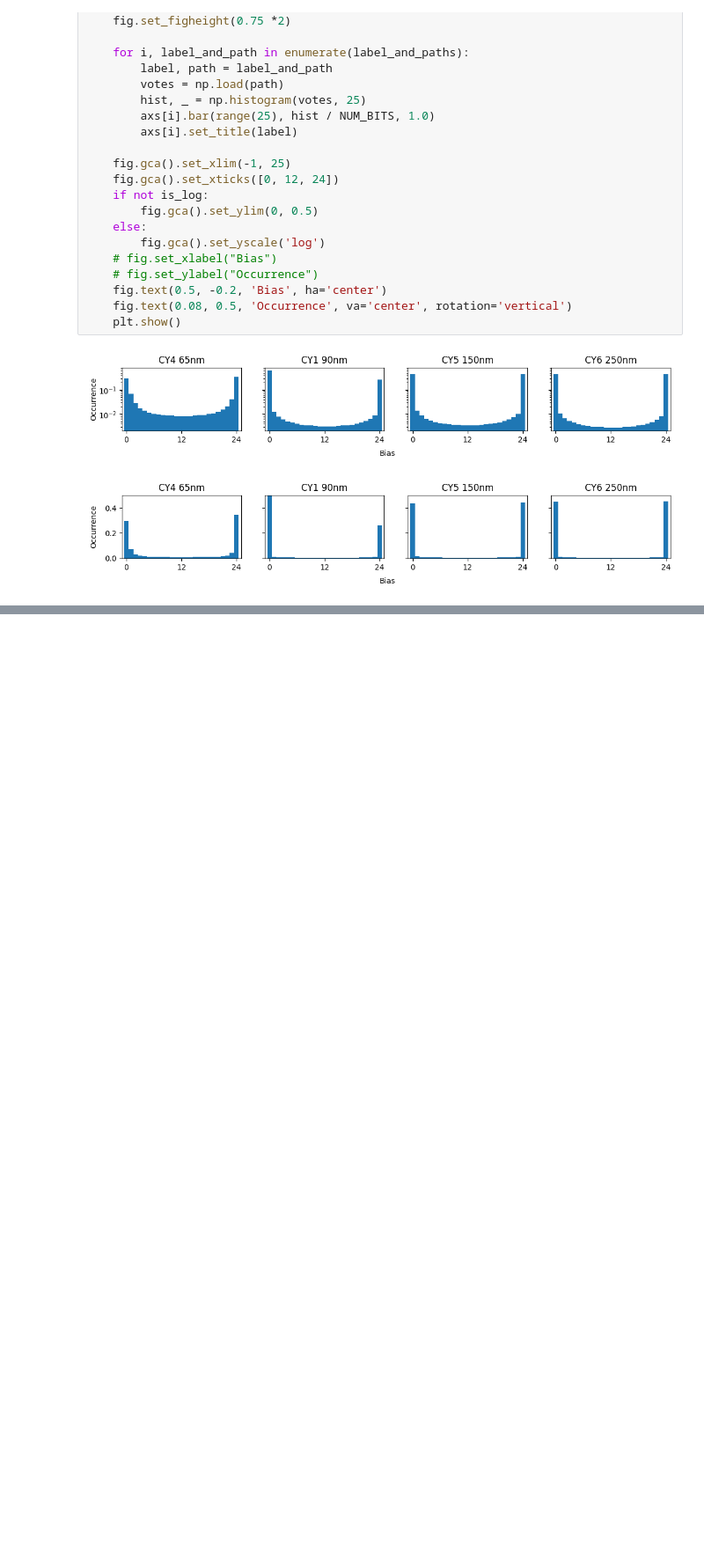
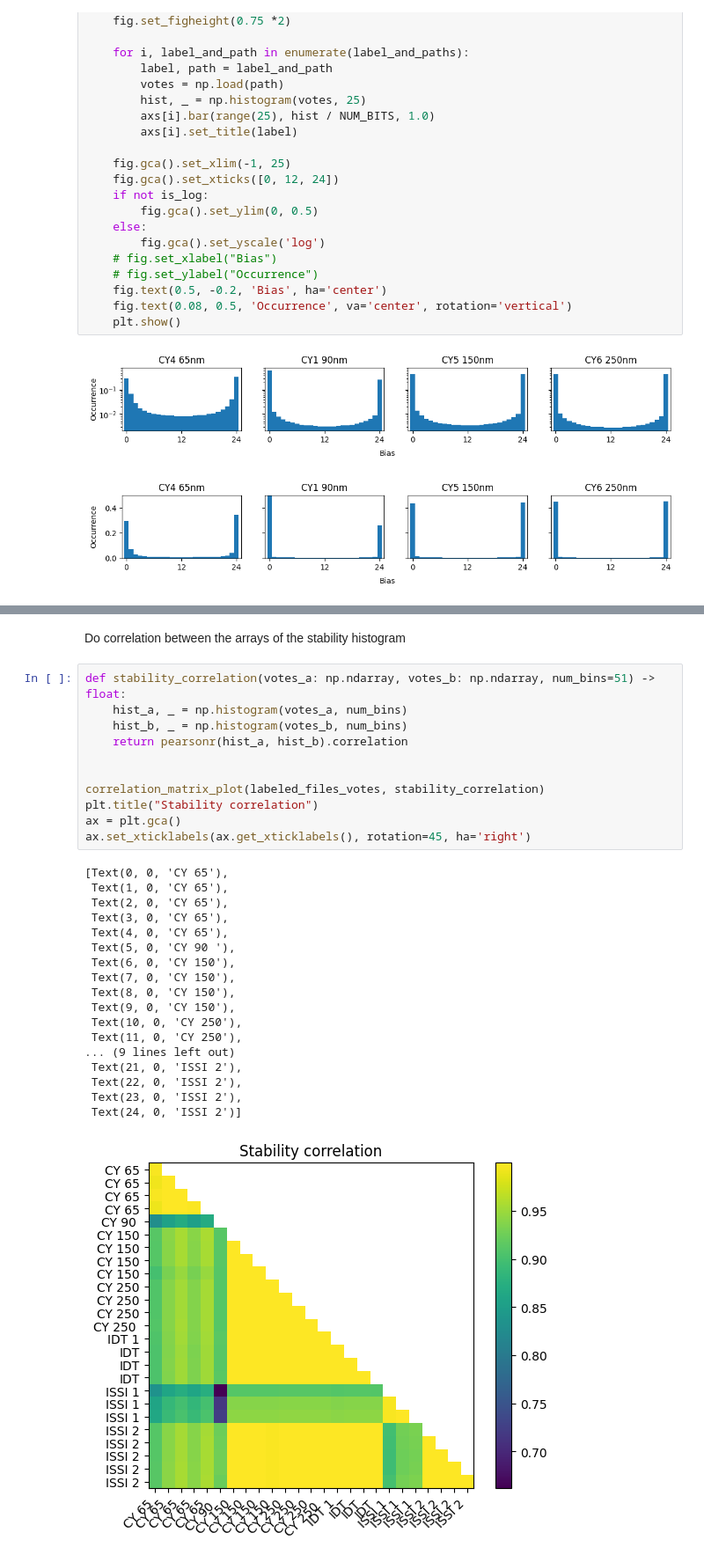
Before and after one commit to ihalseide/sram-fingerprint, a Jupyter notebook: analysis/izak_notebook.ipynb, the cells around one changed output, grey strips where cells are left out. Shown at 88% size. Drawn from its saved outputs; the diff is of its cells as text; blank space fills up the shorter version.

```diff
--- a/analysis/izak_notebook.ipynb
+++ b/analysis/izak_notebook.ipynb
@@ -1968,0 +2100,32 @@ for is_log in (True, False):
+# %% [markdown]
+Do correlation between the arrays of the stability histogram
+# %%
+def stability_correlation(votes_a: np.ndarray, votes_b: np.ndarray, num_bins=51) -> float:
+    hist_a, _ = np.histogram(votes_a, num_bins)
+    hist_b, _ = np.histogram(votes_b, num_bins)
+    return pearsonr(hist_a, hist_b).correlation
+
+
+correlation_matrix_plot(labeled_files_votes, stability_correlation)
+plt.title("Stability correlation")
+ax = plt.gca()
+ax.set_xticklabels(ax.get_xticklabels(), rotation=45, ha='right')
+# %% [output]
+[Text(0, 0, 'CY 65'),
+ Text(1, 0, 'CY 65'),
+ Text(2, 0, 'CY 65'),
+ Text(3, 0, 'CY 65'),
+ Text(4, 0, 'CY 65'),
+ Text(5, 0, 'CY 90 '),
+ Text(6, 0, 'CY 150'),
+ Text(7, 0, 'CY 150'),
+ Text(8, 0, 'CY 150'),
+ Text(9, 0, 'CY 150'),
+ Text(10, 0, 'CY 250'),
+ Text(11, 0, 'CY 250'),
+... (9 lines left out)
+ Text(21, 0, 'ISSI 2'),
+ Text(22, 0, 'ISSI 2'),
+ Text(23, 0, 'ISSI 2'),
+ Text(24, 0, 'ISSI 2')]
+[figure, added]
```
Also changed, not shown: parts of 26 cells of this notebook.
